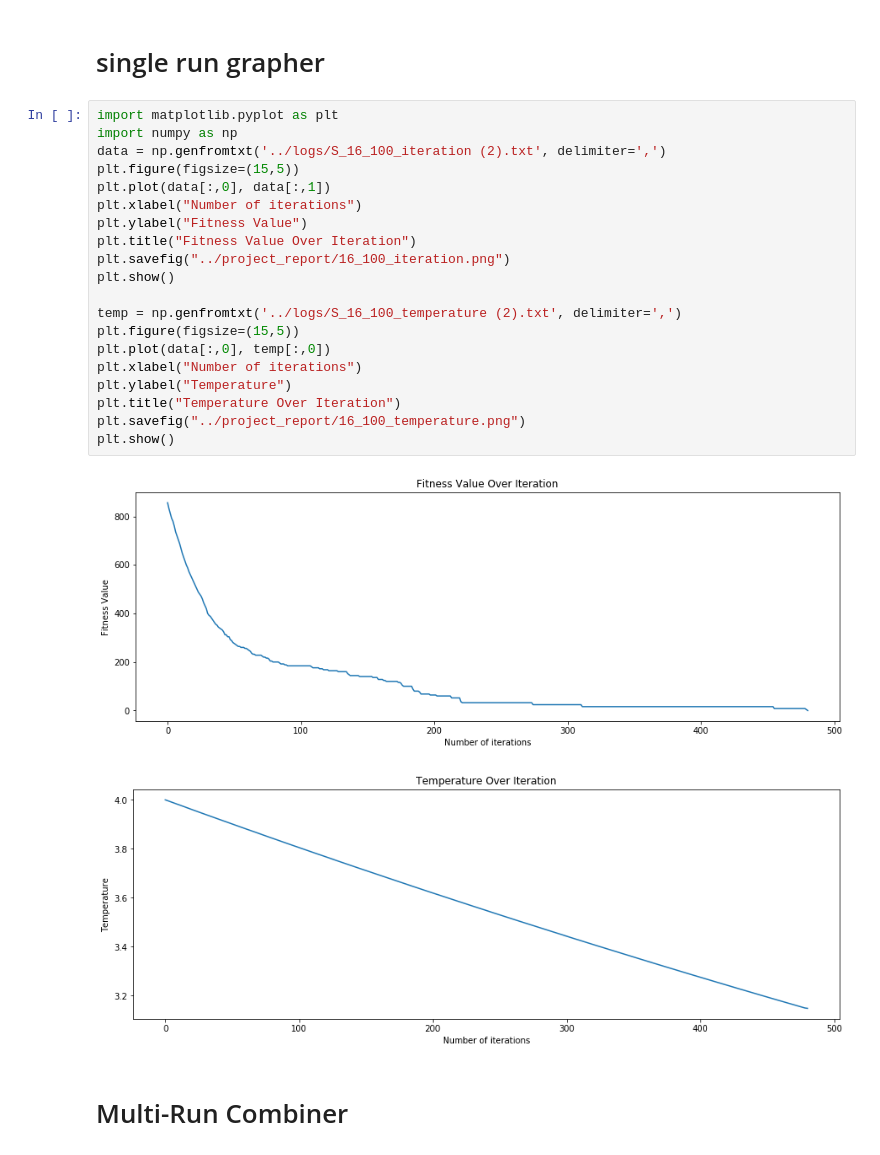
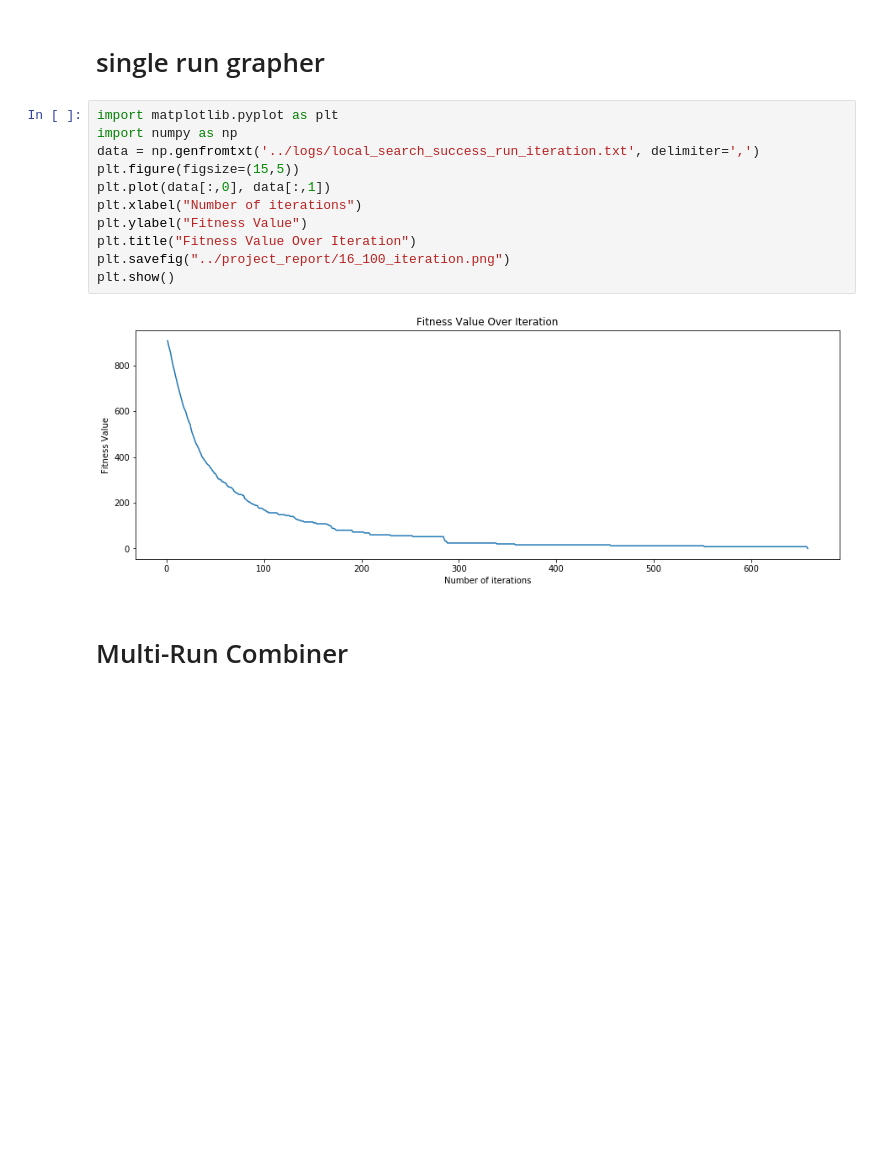
Before and after one commit to aaronbae/SudokuProject, a Jupyter notebook: project_report/Plotter.ipynb, the cells around one changed output. Drawn from its saved outputs; the diff is of its cells as text; blank space fills up the shorter version.

```diff
--- a/project_report/Plotter.ipynb
+++ b/project_report/Plotter.ipynb
@@ -3,26 +3,16 @@
 # %%
 import matplotlib.pyplot as plt
 import numpy as np
-data = np.genfromtxt('../logs/S_16_100_iteration (2).txt', delimiter=',')
+data = np.genfromtxt('../logs/local_search_success_run_iteration.txt', delimiter=',')
 plt.figure(figsize=(15,5))
 plt.plot(data[:,0], data[:,1])
 plt.xlabel("Number of iterations")
 plt.ylabel("Fitness Value")
 plt.title("Fitness Value Over Iteration")
 plt.savefig("../project_report/16_100_iteration.png")
 plt.show()
-
-temp = np.genfromtxt('../logs/S_16_100_temperature (2).txt', delimiter=',')
-plt.figure(figsize=(15,5))
-plt.plot(data[:,0], temp[:,0])
-plt.xlabel("Number of iterations")
-plt.ylabel("Temperature")
-plt.title("Temperature Over Iteration")
-plt.savefig("../project_report/16_100_temperature.png")
-plt.show()
 # %% [output]
-[figure, old version]
+[figure, new version]
-[figure, removed]
 # %% [markdown]
 # Multi-Run Combiner
 # %%
```
Also changed, not shown: parts of 3 cells of this notebook, 12 other files.
